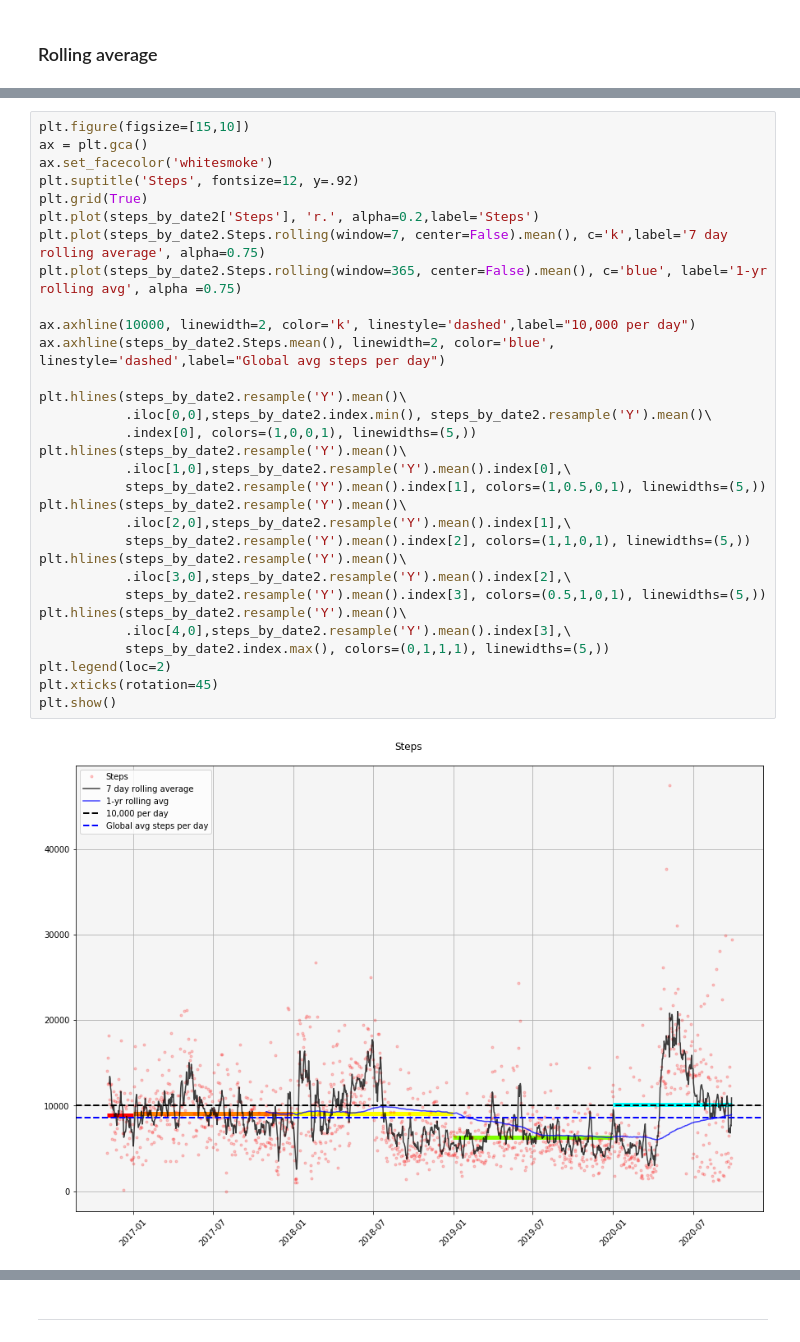
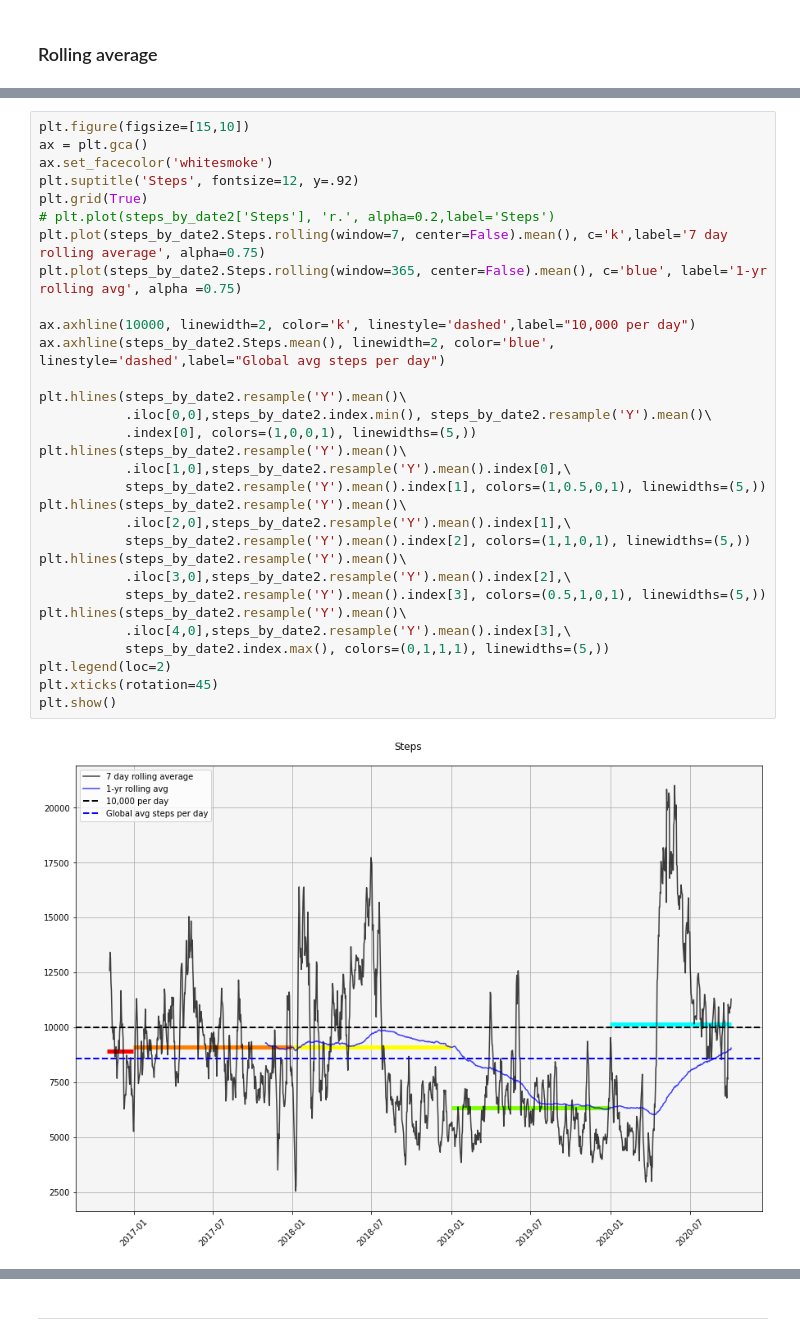
Before and after one commit to gregmames/HealthTracking, a Jupyter notebook: apple_health_data_processor.ipynb, the cells around one changed output, grey strips where cells are left out. Saved outputs shown, nothing was run; the diff lists cells and outputs as text.

```diff
--- a/apple_health_data_processor.ipynb
+++ b/apple_health_data_processor.ipynb
@@ -173,35 +204,35 @@ I have made up 524,335 steps since my largest deficit on 2020-04-13
 plt.figure(figsize=[15,10])
 ax = plt.gca()
 ax.set_facecolor('whitesmoke')
 plt.suptitle('Steps', fontsize=12, y=.92)
 plt.grid(True)
-plt.plot(steps_by_date2['Steps'], 'r.', alpha=0.2,label='Steps')
+# plt.plot(steps_by_date2['Steps'], 'r.', alpha=0.2,label='Steps')
 plt.plot(steps_by_date2.Steps.rolling(window=7, center=False).mean(), c='k',label='7 day rolling average', alpha=0.75)
 plt.plot(steps_by_date2.Steps.rolling(window=365, center=False).mean(), c='blue', label='1-yr rolling avg', alpha =0.75)
 
 ax.axhline(10000, linewidth=2, color='k', linestyle='dashed',label="10,000 per day")
 ax.axhline(steps_by_date2.Steps.mean(), linewidth=2, color='blue', linestyle='dashed',label="Global avg steps per day")
 
 plt.hlines(steps_by_date2.resample('Y').mean()\
            .iloc[0,0],steps_by_date2.index.min(), steps_by_date2.resample('Y').mean()\
            .index[0], colors=(1,0,0,1), linewidths=(5,))
 plt.hlines(steps_by_date2.resample('Y').mean()\
            .iloc[1,0],steps_by_date2.resample('Y').mean().index[0],\
            steps_by_date2.resample('Y').mean().index[1], colors=(1,0.5,0,1), linewidths=(5,))
 plt.hlines(steps_by_date2.resample('Y').mean()\
            .iloc[2,0],steps_by_date2.resample('Y').mean().index[1],\
            steps_by_date2.resample('Y').mean().index[2], colors=(1,1,0,1), linewidths=(5,))
 plt.hlines(steps_by_date2.resample('Y').mean()\
            .iloc[3,0],steps_by_date2.resample('Y').mean().index[2],\
            steps_by_date2.resample('Y').mean().index[3], colors=(0.5,1,0,1), linewidths=(5,))
 plt.hlines(steps_by_date2.resample('Y').mean()\
            .iloc[4,0],steps_by_date2.resample('Y').mean().index[3],\
            steps_by_date2.index.max(), colors=(0,1,1,1), linewidths=(5,))
 plt.legend(loc=2)
 plt.xticks(rotation=45)
 plt.show()
 # %% [output]
-[figure, old version]
+[figure, new version]
 # %%
 plt.figure(figsize=[15,10])
 ax = plt.gca()
```
Also changed, not shown: parts of 28 cells of this notebook.
